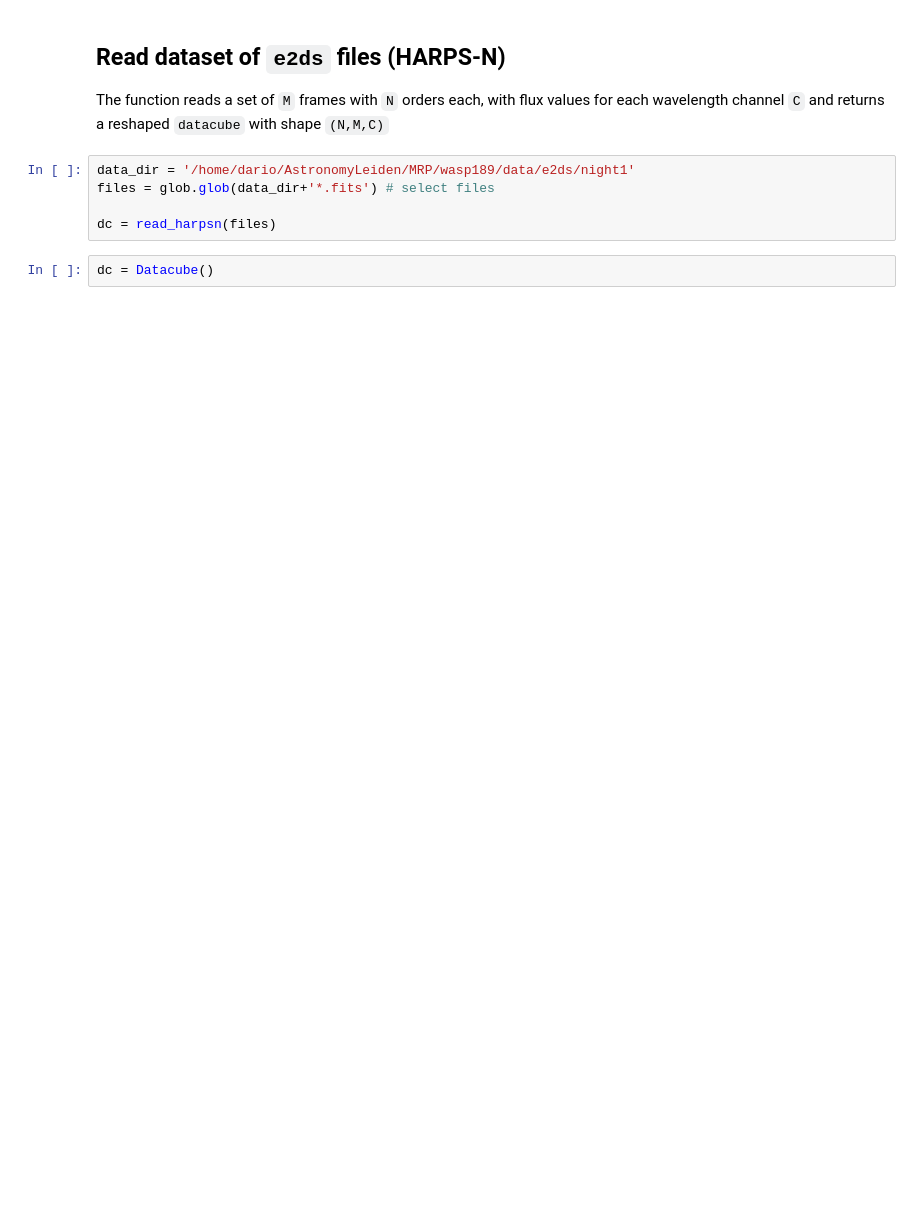
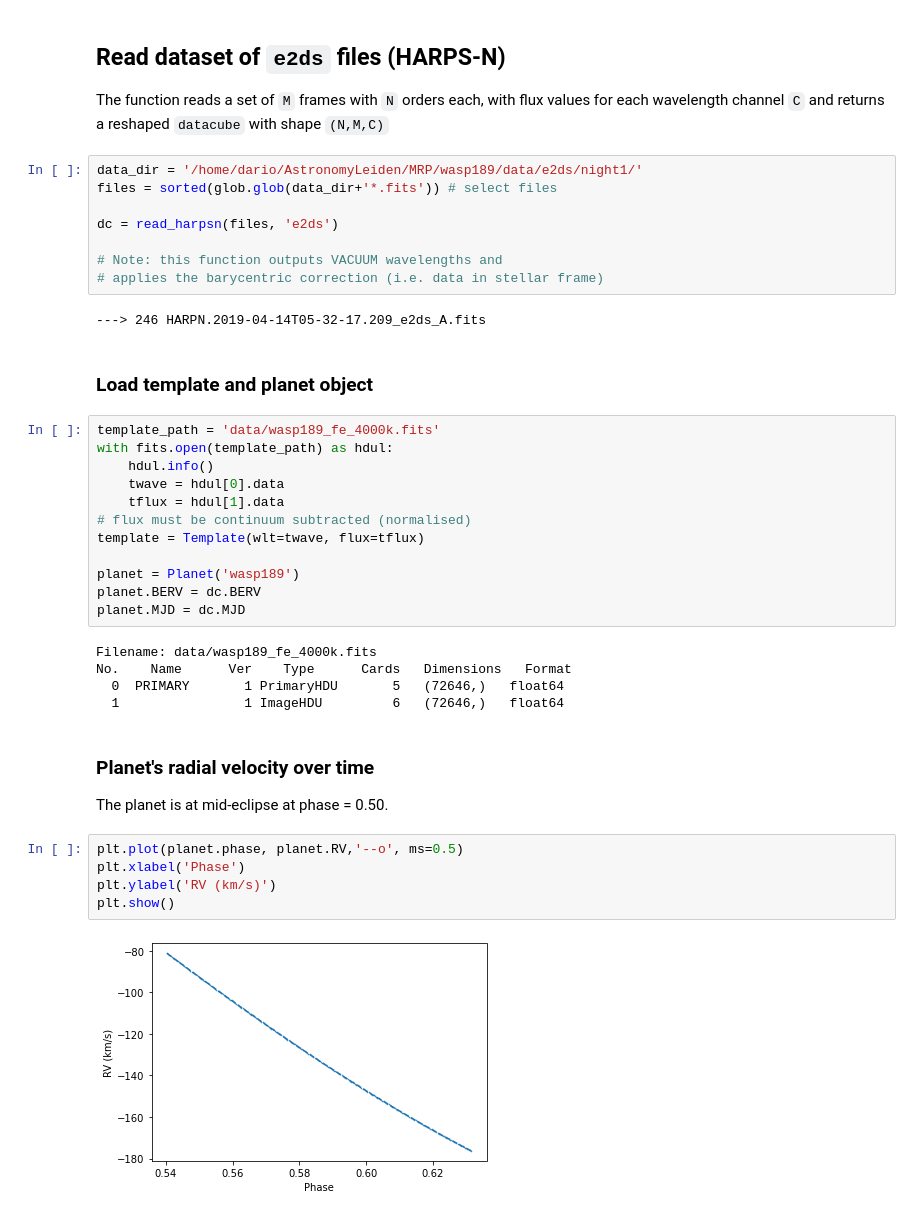
Before and after one commit to DGonzalezPicos/redcross, a Jupyter notebook: examples/01-ReadInstrumentData.ipynb, the cells around one changed output. Drawn from its saved outputs; the diff is of its cells as text; blank space fills up the shorter version.

```diff
--- a/examples/01-ReadInstrumentData.ipynb
+++ b/examples/01-ReadInstrumentData.ipynb
@@ -19,9 +20,41 @@ ModuleNotFoundError: No module named 'datacube'
 The function reads a set of `M` frames with `N` orders each, with flux values for each wavelength channel `C`
 and returns a reshaped `datacube` with shape `(N,M,C)`
 # %%
-data_dir = '/home/dario/AstronomyLeiden/MRP/wasp189/data/e2ds/night1'
-files = glob.glob(data_dir+'*.fits') # select files
+data_dir = '/home/dario/AstronomyLeiden/MRP/wasp189/data/e2ds/night1/'
+files = sorted(glob.glob(data_dir+'*.fits')) # select files
 
-dc = read_harpsn(files)
+dc = read_harpsn(files, 'e2ds')
+
+# Note: this function outputs VACUUM wavelengths and
+# applies the barycentric correction (i.e. data in stellar frame)
+# %% [output]
+---> 246 HARPN.2019-04-14T05-32-17.209_e2ds_A.fits
-# %%
-dc = Datacube()
+# %% [markdown]
+### Load template and planet object
+# %%
+template_path = 'data/wasp189_fe_4000k.fits'
+with fits.open(template_path) as hdul:
+    hdul.info()
+    twave = hdul[0].data
+    tflux = hdul[1].data
+# flux must be continuum subtracted (normalised)
+template = Template(wlt=twave, flux=tflux)
+
+planet = Planet('wasp189')
+planet.BERV = dc.BERV
+planet.MJD = dc.MJD
+# %% [output]
+Filename: data/wasp189_fe_4000k.fits
+No.    Name      Ver    Type      Cards   Dimensions   Format
+  0  PRIMARY       1 PrimaryHDU       5   (72646,)   float64
+  1                1 ImageHDU         6   (72646,)   float64
+# %% [markdown]
+### Planet's radial velocity over time
+The planet is at mid-eclipse at phase = 0.50.
+# %%
+plt.plot(planet.phase, planet.RV,'--o', ms=0.5)
+plt.xlabel('Phase')
+plt.ylabel('RV (km/s)')
+plt.show()
+# %% [output]
+[figure, added]
```
Also changed, not shown: parts of 7 cells of this notebook, 7 other files.
